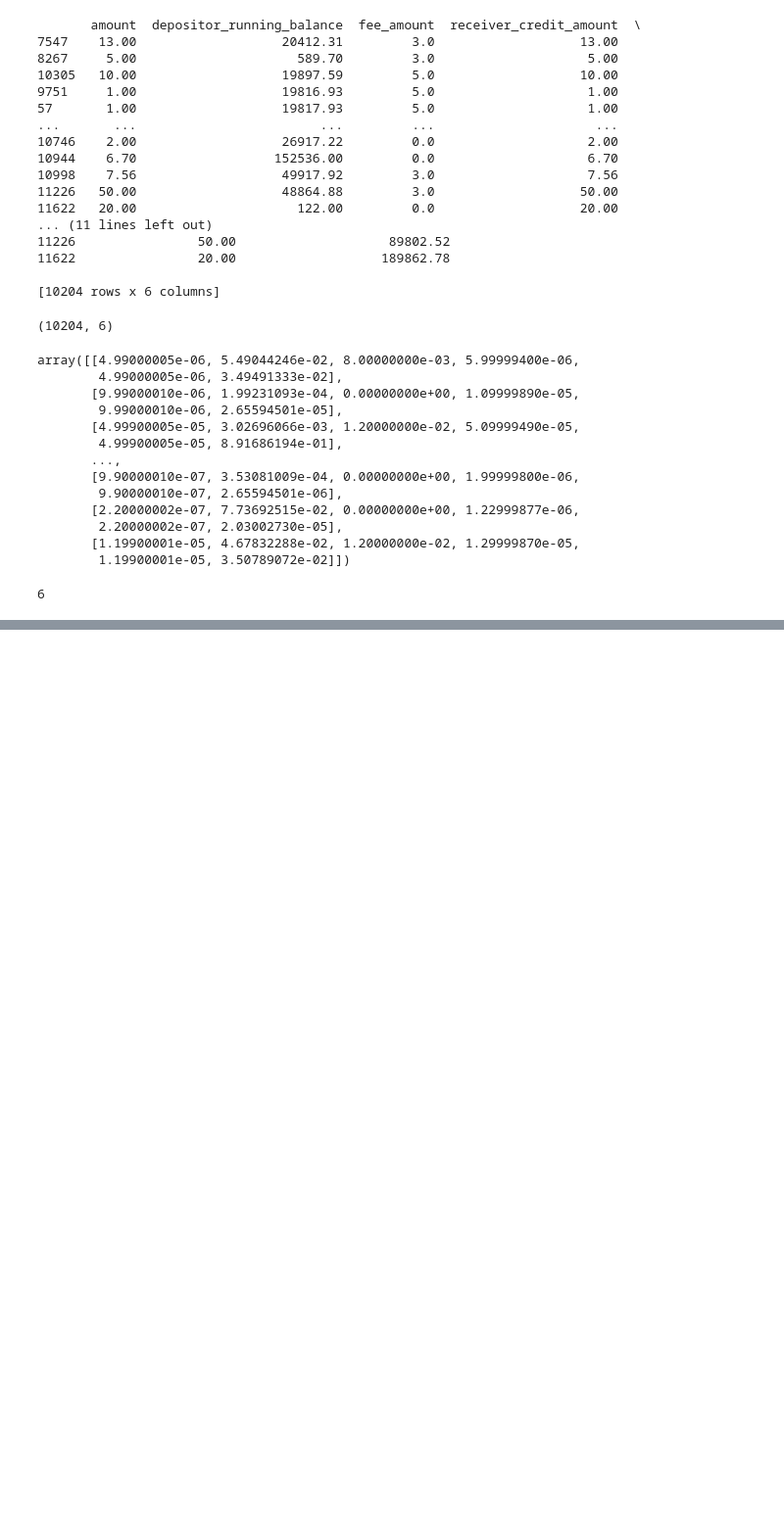
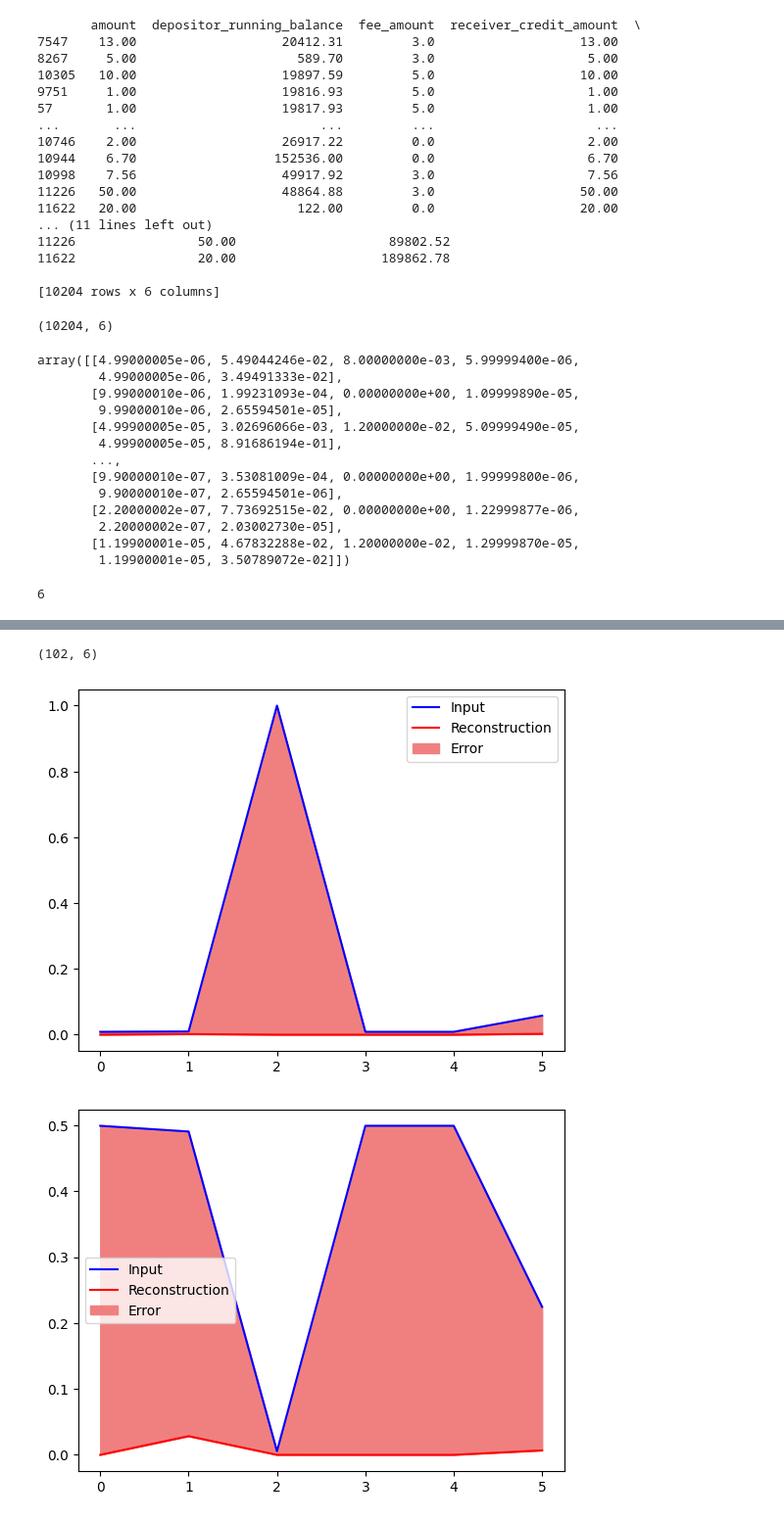
Before and after one commit to Tonmoy-saha18/anomaly-detection, a Jupyter notebook: anomaly_detection_using_autoencoder.ipynb, the cells around one changed output, grey strips where cells are left out. Shown at 98% size. Drawn from its saved outputs; the diff is of its cells as text; code cells hidden in the pictures; blank space fills up the shorter version.

Commit message:
Add anomaly detection logic part

```diff
--- a/anomaly_detection_using_autoencoder.ipynb
+++ b/anomaly_detection_using_autoencoder.ipynb
@@ -278,0 +305,5 @@ for i in range(20):
+# %%
+numerical_columns = ['amount', 'depositor_running_balance','fee_amount','receiver_credit_amount','sender_debit_amount','withdrawer_running_balance']
+anomaly_features = df2[numerical_columns]
+
+anomaly_features.isna().sum()
@@ -278,0 +318,31 @@ for i in range(20):
+# %%
+anomaly_data = anomaly_features.dropna()
+# %%
+anomaly_data.shape
+# %% [output]
+(102, 6)
+# %%
+sc = MinMaxScaler()
+sc.fit(anomaly_data)
+anomaly_data = sc.transform(anomaly_data)
+# %%
+anomaly_data_reshaped = anomaly_data.reshape((anomaly_data.shape[0], n_shape))
+
+# Encode the reshaped test data
+encoded_data_anomaly = autoencoder.encoder(anomaly_data_reshaped).numpy()
+
+# Decode the encoded data
+decoded_data_anomaly = autoencoder.decoder(encoded_data).numpy()
+# %%
+col = 0
+for i in range(10):
+  # plt.subplot((i//4) + 1, (col % 2) + 1, i+1)
+  plt.plot(anomaly_data_reshaped[i], 'b')
+  plt.plot(decoded_data[i], 'r')
+  plt.fill_between(np.arange(6), decoded_data[i], anomaly_data_reshaped[i], color='lightcoral')
+  plt.legend(labels=["Input", "Reconstruction", "Error"])
+  plt.show()
+  col += 1
+# %% [output]
+[figure, added]
+[figure, added]
```
Also changed, not shown: parts of 11 cells of this notebook.
